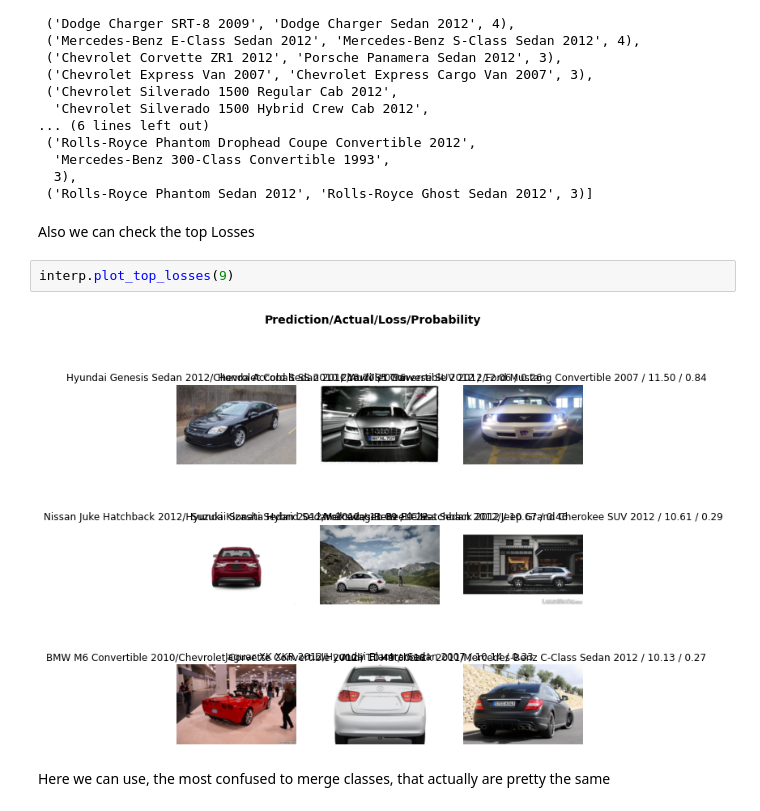
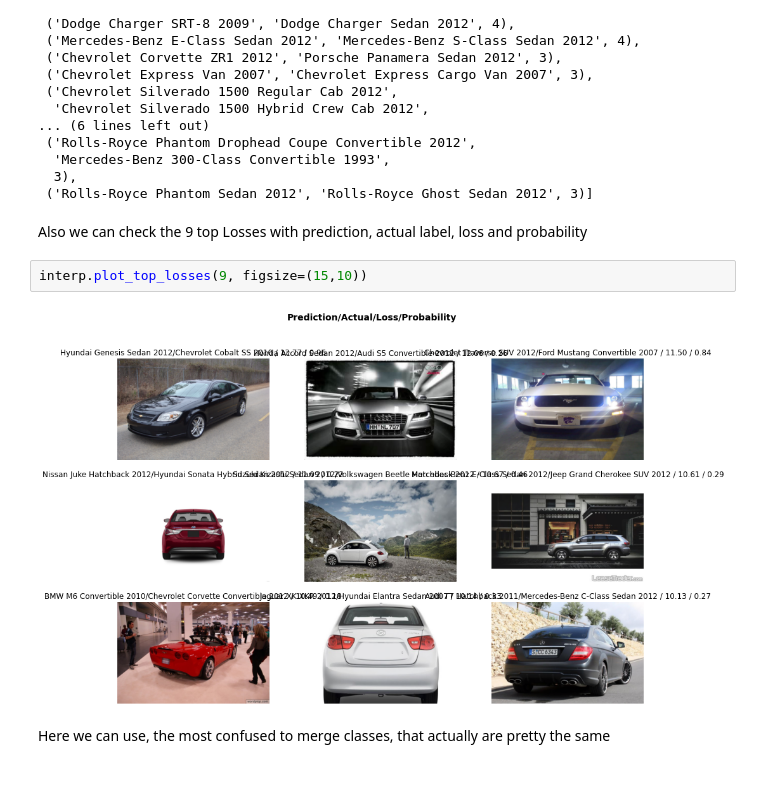
Before and after one commit to EmaTran/CSIS3290_GroupProject, a Jupyter notebook: FinalProject/car_classifier.ipynb, the cells around one changed output. Drawn from its saved outputs; the diff is of its cells as text; blank space fills up the shorter version.

```diff
--- a/FinalProject/car_classifier.ipynb
+++ b/FinalProject/car_classifier.ipynb
@@ -421,11 +421,11 @@ interp.most_confused(min_val=3)
   3),
  ('Rolls-Royce Phantom Sedan 2012', 'Rolls-Royce Ghost Sedan 2012', 3)]
 # %% [markdown]
-Also we can check the top Losses
+Also we can check the 9 top Losses with prediction, actual label, loss and probability
 # %%
-interp.plot_top_losses(9)
+interp.plot_top_losses(9, figsize=(15,10))
 # %% [output]
-[figure, old version]
+[figure, new version]
 # %% [markdown]
 Here we can use, the most confused to merge classes, that actually are pretty the same
 # %% [markdown]
```
Also changed, not shown: parts of 8 cells of this notebook.
